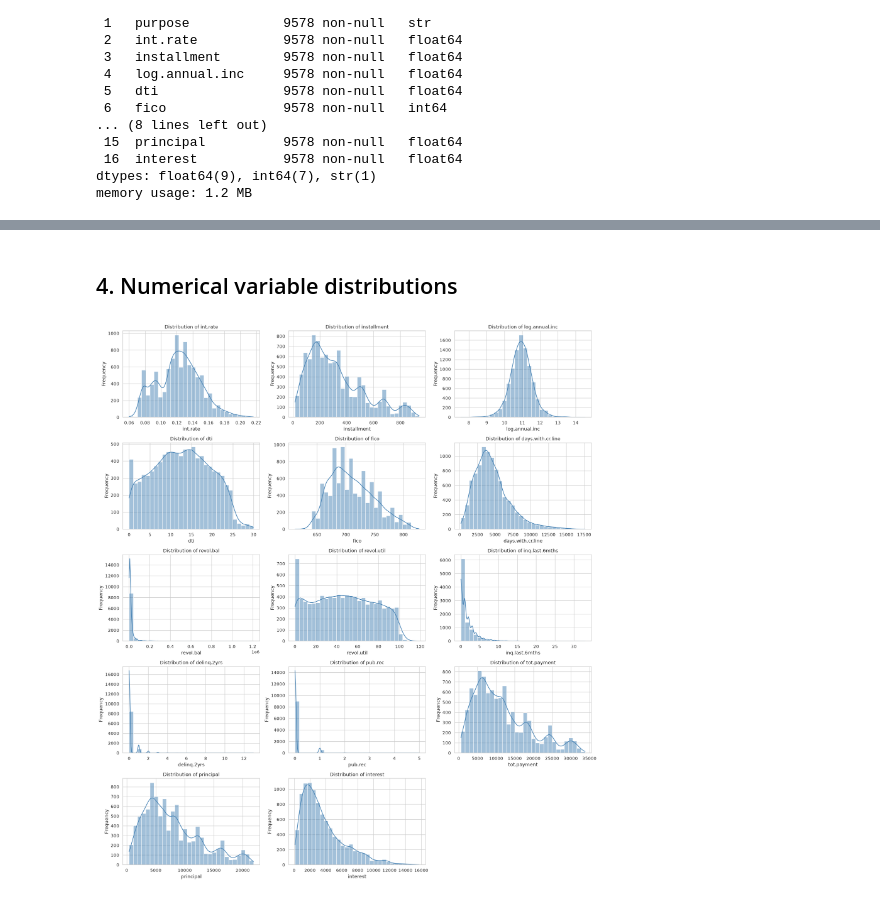
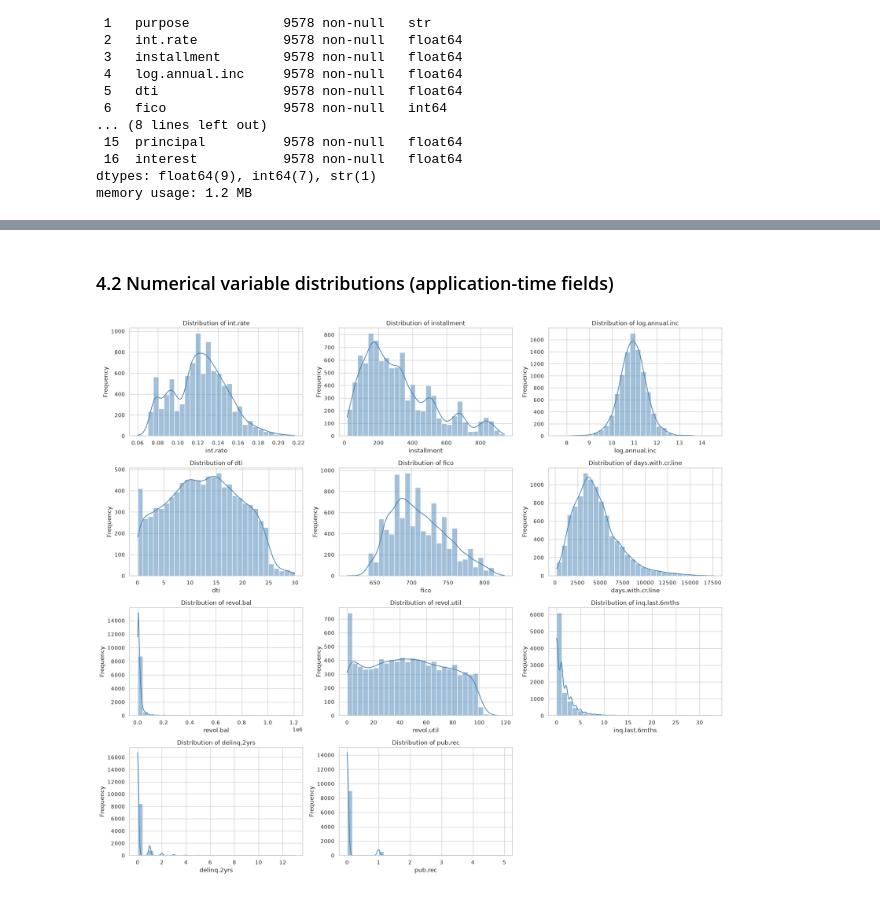
Before and after one commit to JLaniado/credit_ete_analysis, a Jupyter notebook: notebooks/Credit_Default_EDA_PCA.ipynb, the cells around one changed output, grey strips where cells are left out. Drawn from its saved outputs; the diff is of its cells as text; code cells hidden in the pictures.

```diff
--- a/notebooks/Credit_Default_EDA_PCA.ipynb
+++ b/notebooks/Credit_Default_EDA_PCA.ipynb
@@ -110,7 +242,7 @@ binary flags that behave like categories.
 # %%
-categorical_cols = ['purpose', 'credit.policy', 'default']
+categorical_cols = ['purpose', 'credit.policy']
 
-fig, axes = plt.subplots(1, 3, figsize=(20, 6))
+fig, axes = plt.subplots(1, len(categorical_cols), figsize=(15, 6))
 for ax, col in zip(axes, categorical_cols):
     order = df[col].value_counts().index
     sns.countplot(data=df, x=col, order=order, hue=col, palette='viridis', legend=False, ax=ax)
@@ -129,5 +260,0 @@ plt.show()
-# %%
-for col in categorical_cols:
-    print(f"--- {col} ---")
-    display((df[col].value_counts(normalize=True) * 100).round(2).rename('% of loans'))
-    print()
@@ -155,23 +261,23 @@ Name: % of loans, dtype: float64
 # %% [markdown]
-## 4. Numerical variable distributions
+### 4.2 Numerical variable distributions (application-time fields)
 # %%
 numeric_cols = ['int.rate', 'installment', 'log.annual.inc', 'dti', 'fico',
                 'days.with.cr.line', 'revol.bal', 'revol.util', 'inq.last.6mths',
-                'delinq.2yrs', 'pub.rec', 'tot.payment', 'principal', 'interest']
+                'delinq.2yrs', 'pub.rec']
 
 n_cols = 3
 n_rows = int(np.ceil(len(numeric_cols) / n_cols))
 fig, axes = plt.subplots(n_rows, n_cols, figsize=(18, 4 * n_rows))
 axes = axes.flatten()
 for i, col in enumerate(numeric_cols):
     sns.histplot(df[col], kde=True, bins=30, color='steelblue', ax=axes[i])
     axes[i].set_title(f'Distribution of {col}')
     axes[i].set_xlabel(col)
     axes[i].set_ylabel('Frequency')
 for j in range(len(numeric_cols), len(axes)):
     fig.delaxes(axes[j])
 plt.tight_layout()
 plt.savefig('../output/numerical_distributions.png', dpi=150, bbox_inches='tight')
 plt.show()
 # %% [output]
-[figure, old version]
+[figure, new version]
```
Also changed, not shown: parts of 56 cells of this notebook, 14 other files.
